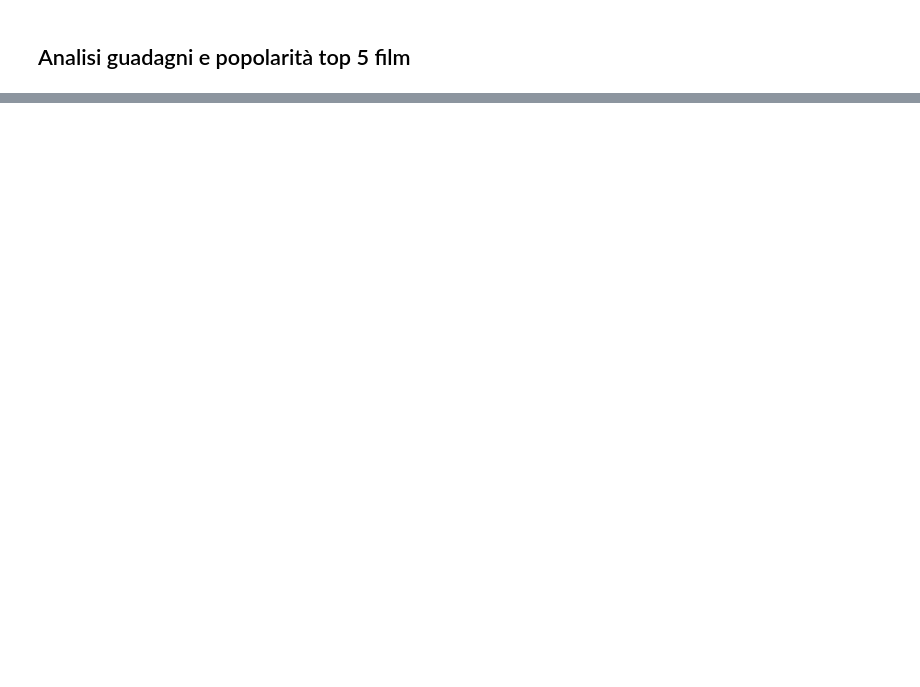
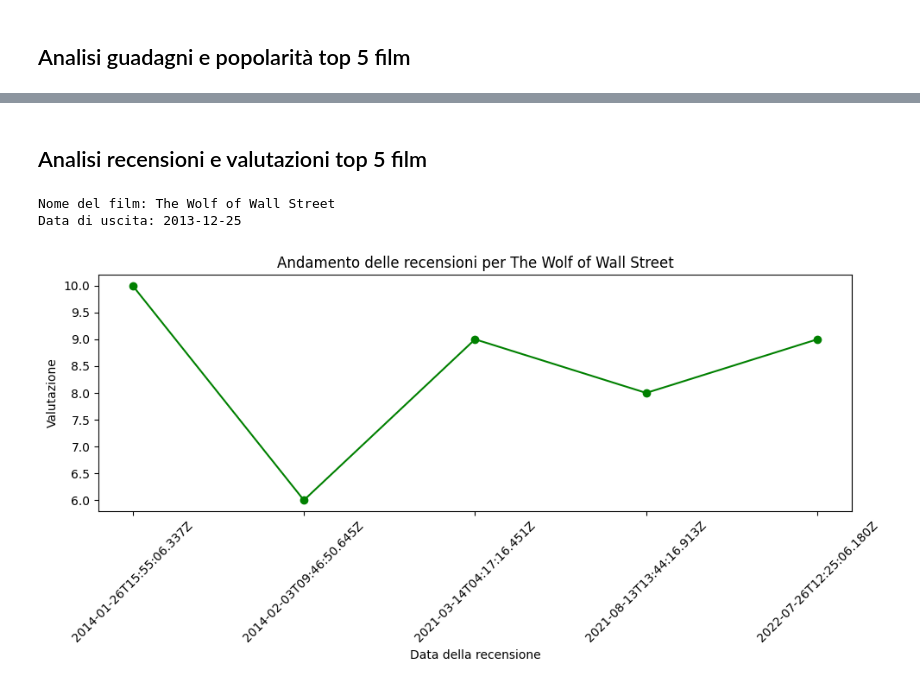
Before and after one commit to ManciSee/Tutorial_TMDB, a Jupyter notebook: The Movie Database.ipynb, the cells around one changed output, grey strips where cells are left out. Drawn from its saved outputs; the diff is of its cells as text; code cells hidden in the pictures; blank space fills up the shorter version.

```diff
--- a/The Movie Database.ipynb
+++ b/The Movie Database.ipynb
@@ -274 +277,62 @@ Titolo: La parola ai giurati, Guadagno: 1000000, Popolarità: 43.379
 [figure]
+# %% [markdown]
+## Analisi recensioni e valutazioni top 5 film
+# %%
+import json
+import requests
+import matplotlib.pyplot as plt
+from datetime import datetime
+
+api_key = "ef0247ea75f1f193b407036315127bd4"
+movie_id = 106646
+
+# Ottieni il nome del film e la data di uscita
+url_movie_info = f'https://api.themoviedb.org/3/movie/{movie_id}?api_key={api_key}&language=en-US'
+response_movie_info = requests.get(url_movie_info)
+data_movie_info = response_movie_info.json()
+
+if response_movie_info.status_code == 200:
+    movie_title = data_movie_info.get('original_title', 'N/A')
+    release_date = data_movie_info.get('release_date', 'N/A')
+    print(f"Nome del film: {movie_title}")
+    print(f"Data di uscita: {release_date}")
+else:
+    print(f"Errore nella richiesta per il nome del film e la data di uscita: {response_movie_info.status_code}")
+
+# Ottieni le recensioni per il film
+url_reviews = f'https://api.themoviedb.org/3/movie/{movie_id}/reviews?api_key={api_key}&language=en-US&page=1'
+response_reviews = requests.get(url_reviews)
+data_reviews = response_reviews.json()
+
+if response_reviews.status_code == 200:
+    reviews = data_reviews.get('results', [])
+
+    if reviews:
+        review_data = []
+        for review in reviews:
+            review_date = review.get('created_at', 'N/A')
+            content = review.get('content', 'N/A')
+            rating = review.get('author_details', {}).get('rating', None)
+            if rating is not None:
+                review_data.append((review_date, rating))
+
+        review_data.sort(key=lambda x: x[0])  # Ordina le recensioni per data
+
+        dates, ratings = zip(*review_data)
+
+        plt.figure(figsize=(10, 5))
+        plt.plot(dates, ratings, marker='o', linestyle='-', color='g')
+        plt.title(f"Andamento delle recensioni per {movie_title}")
+        plt.xlabel("Data della recensione")
+        plt.ylabel("Valutazione")
+        plt.xticks(rotation=45)
+        plt.tight_layout()
+        plt.show()
+    else:
+        print(f"Nessuna recensione trovata per il film con ID {movie_id}.")
+else:
+    print(f"Errore nella richiesta per le recensioni: {response_reviews.status_code}")
+# %% [output]
+Nome del film: The Wolf of Wall Street
+Data di uscita: 2013-12-25
+[figure, added]
```
Also changed, not shown: parts of 4 cells of this notebook.
